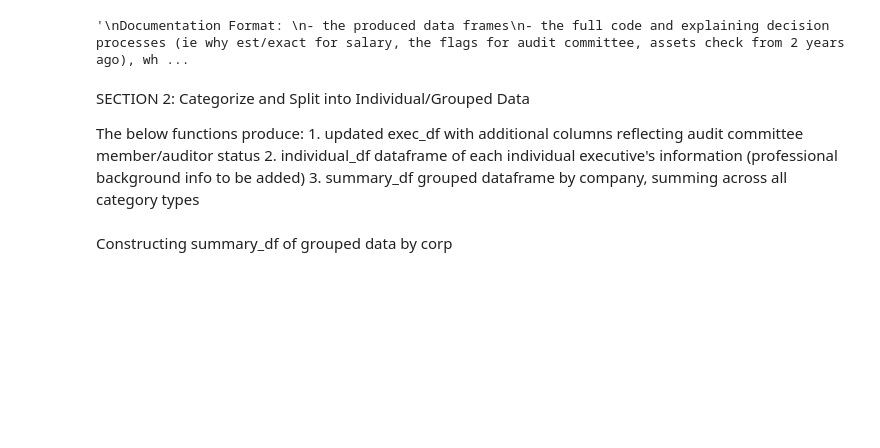
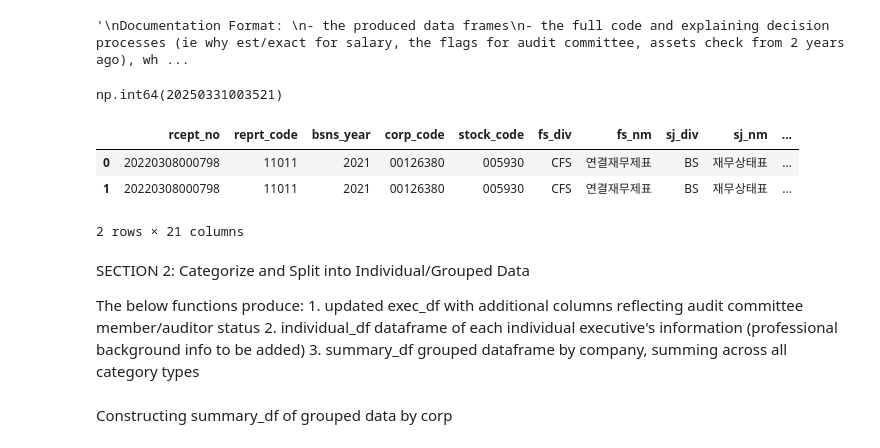
Before and after one commit to IreneYan07/governance_scoring_proj, a Jupyter notebook: notebooks/01_data_extraction.ipynb, the cells around one changed output. Saved outputs shown, nothing was run; the diff lists cells and outputs as text; code cells hidden in the pictures; blank space fills up the shorter version.

```diff
--- a/notebooks/01_data_extraction.ipynb
+++ b/notebooks/01_data_extraction.ipynb
@@ -431,2 +595,13 @@ Useful OpenDART links:
+# %%
+executive_status_data_df[executive_status_data_df['corp_code'] == 102858]['rcept_no'].values[0]
+# %% [output]
+np.int64(20250331003521)
+# %%
+dart.finstate('00126380,00164779,00164742', 2021).head(2)
+# %% [output]
+|  | rcept_no | reprt_code | bsns_year | corp_code | stock_code | fs_div | fs_nm | sj_div | sj_nm | ... |
+| 0 | 20220308000798 | 11011 | 2021 | 00126380 | 005930 | CFS | 연결재무제표 | BS | 재무상태표 | ... |
+| 1 | 20220308000798 | 11011 | 2021 | 00126380 | 005930 | CFS | 연결재무제표 | BS | 재무상태표 | ... |
+2 rows × 21 columns
 # %%
 def get_financial_and_audit_data(api_key: str, kospi_company_info_df: pd.DataFrame, bsns_year: int, reprt_code: str, output_dir: str = os.path.join('data', 'raw')) -> pd.DataFrame:
```
Also changed, not shown: parts of 15 cells of this notebook, 25 other files.
